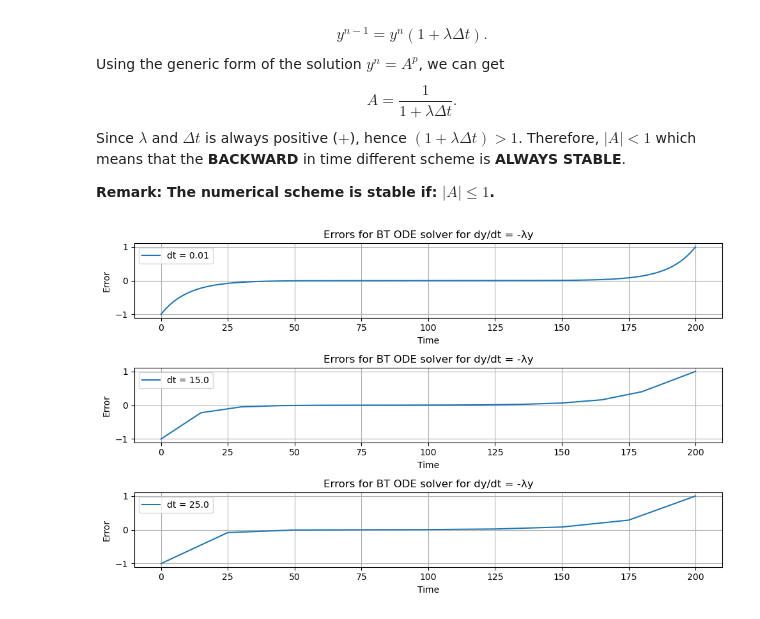
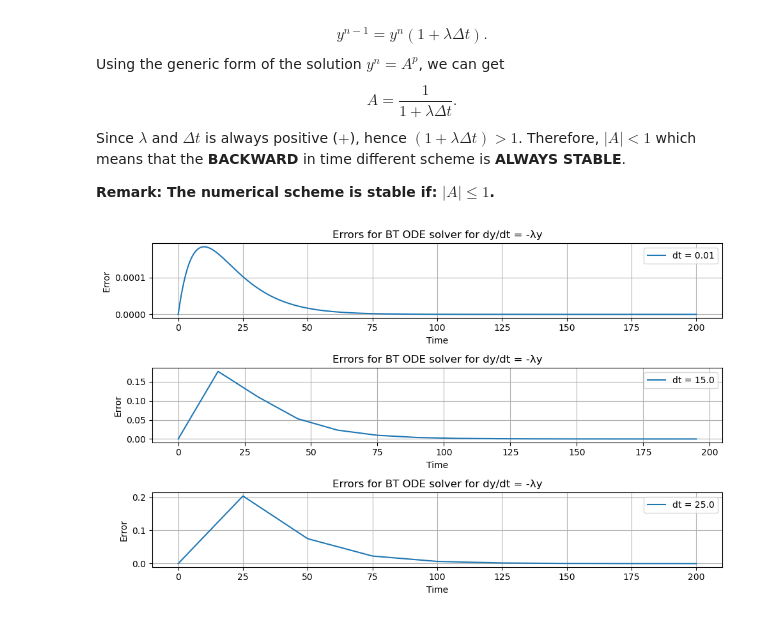
Before and after one commit to llvillanueva/NM2-ESP_2024, a Jupyter notebook: Lesson 1/Python/NM2-E1.ipynb, the cells around one changed output. Saved outputs shown, nothing was run; the diff lists cells and outputs as text; code cells hidden in the pictures.

Commit message:
corrected the BT algo and save the plot as an image

```diff
--- a/Lesson 1/Python/NM2-E1.ipynb
+++ b/Lesson 1/Python/NM2-E1.ipynb
@@ -97,12 +98,9 @@ Since $\lambda$ and $\Delta t$ is always positive ($+$), hence $(1 + \lambda \De
 
 **Remark: The numerical scheme is stable if: $|A| \leq 1$.**
 # %%
-import numpy as np
-import matplotlib.pyplot as plt
-
 # Define the ODE function
 def integrate_bt(dt, lam):
-    return 1 + lam * dt
+     return 1.0/(1.0 + lam * dt)
 
 # Exact solution of the ODE
 def exact_solution(t, y0, lam):
@@ -112,37 +110,38 @@ def exact_solution(t, y0, lam):
 def backward_euler(y0, lam, dt, end_time):
     num_steps = int(end_time / dt)
     y_values = [y0]
-    t_values = [end_time]
-    for i in range(num_steps-1, -1, -1):
-        y_next = y_values[-1] / integrate_bt(dt, lam)
+    t_values = [0.0]
+    for i in range(1, num_steps + 1):
+        y_next = y_values[-1] * integrate_bt(dt, lam)
         y_values.append(y_next)
         t_values.append(i * dt)
     return t_values, y_values
 
 # Parameters
 lam = 0.1
 y0 = 1.0
 end_time = 200
 
 # Different time step sizes
 dt_values = [0.01, 15.0, 25.0]
 
 plt.figure(figsize=(10, 6))  # Adjust the figure size as needed
 
 for i, dt in enumerate(dt_values, 1):
     t_values, y_values = backward_euler(y0, lam, dt, end_time)
     exact_values = exact_solution(np.array(t_values), y0, lam)
     error = np.array(y_values) - exact_values
 
     plt.subplot(len(dt_values), 1, i)  # Create a new subplot for each dt value
     plt.plot(t_values, error, label=f'dt = {dt}')
     plt.xlabel('Time')
     plt.ylabel('Error')
     plt.title(f'Errors for BT ODE solver for dy/dt = -λy')
     plt.legend()
     plt.grid(True)
 
 plt.tight_layout()  # Adjust subplot parameters to give specified padding.
+#plt.savefig('BT.png') #To save the plot
 plt.show()
 # %% [output]
-[figure, old version]
+[figure, new version]
```
Also changed, not shown: parts of 1 cell of this notebook, 2 other files.
